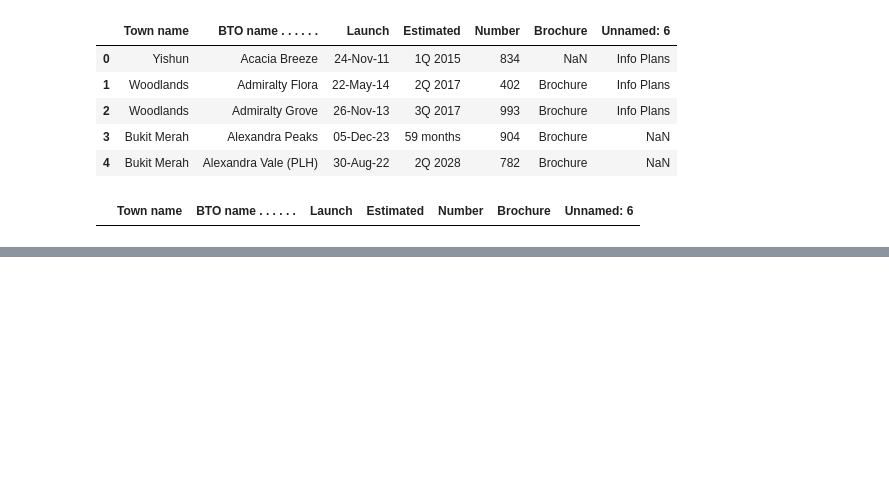
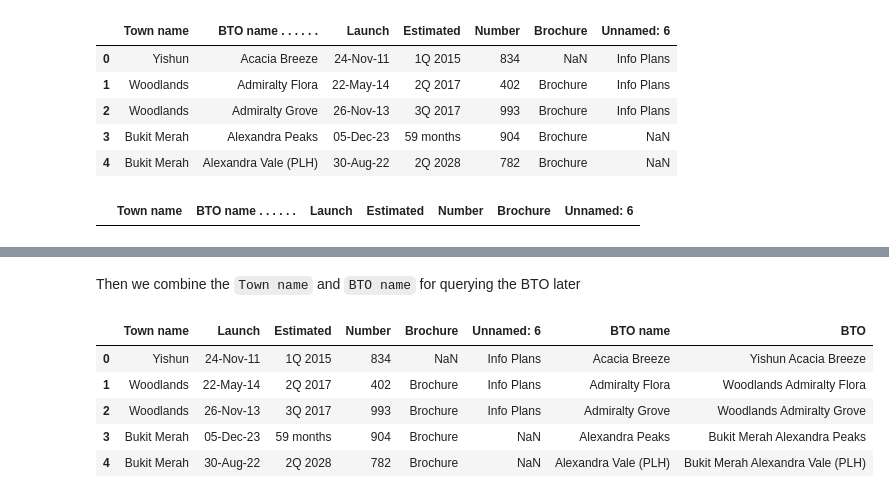
Before and after one commit to pnghaanh/Housing-Price-Time-Series-Forecasting, a Jupyter notebook: src/data_cleaning.ipynb, the cells around one changed output, grey strips where cells are left out. Cells and saved outputs as stored; diff of their text form; code cells hidden in the pictures; blank space fills up the shorter version.

```diff
--- a/src/data_cleaning.ipynb
+++ b/src/data_cleaning.ipynb
@@ -260,0 +263,6 @@ bto_supply[~bto_supply['Number'].str.isnumeric()]
+# %%
+# update BTO name column
+bto_supply['BTO name'] = bto_supply['BTO name . . . . . .'].str.replace('BTO', 'BTO name . . . . . .')
+# drop the prev column
+bto_supply = bto_supply.drop(columns=['BTO name . . . . . .'])
+bto_supply.head()
@@ -261,3 +276,16 @@ bto_supply[~bto_supply['Number'].str.isnumeric()]
+# %% [markdown]
+Then we combine the `Town name` and `BTO name` for querying the BTO later
+# %%
+# create new column for BTO
+bto_supply['BTO'] = bto_supply['Town name'] + ' ' + bto_supply['BTO name']
+bto_supply.head()
+# %% [output]
+|  | Town name | Launch | Estimated | Number | Brochure | Unnamed: 6 | BTO name | BTO |
+| 0 | Yishun | 24-Nov-11 | 1Q 2015 | 834 | NaN | Info Plans | Acacia Breeze | Yishun Acacia Breeze |
+| 1 | Woodlands | 22-May-14 | 2Q 2017 | 402 | Brochure | Info Plans | Admiralty Flora | Woodlands Admiralty Flora |
+| 2 | Woodlands | 26-Nov-13 | 3Q 2017 | 993 | Brochure | Info Plans | Admiralty Grove | Woodlands Admiralty Grove |
+| 3 | Bukit Merah | 05-Dec-23 | 59 months | 904 | Brochure | NaN | Alexandra Peaks | Bukit Merah Alexandra Peaks |
+| 4 | Bukit Merah | 30-Aug-22 | 2Q 2028 | 782 | Brochure | NaN | Alexandra Vale (PLH) | Bukit Merah Alexandra Vale (PLH) |
 # %%
 # export bto_supply to a csv file
 bto_supply.to_csv('../data/modified/bto_supply_cleaned.csv', index=False)
```
Also changed, not shown: parts of 2 cells of this notebook, 1 other file.
